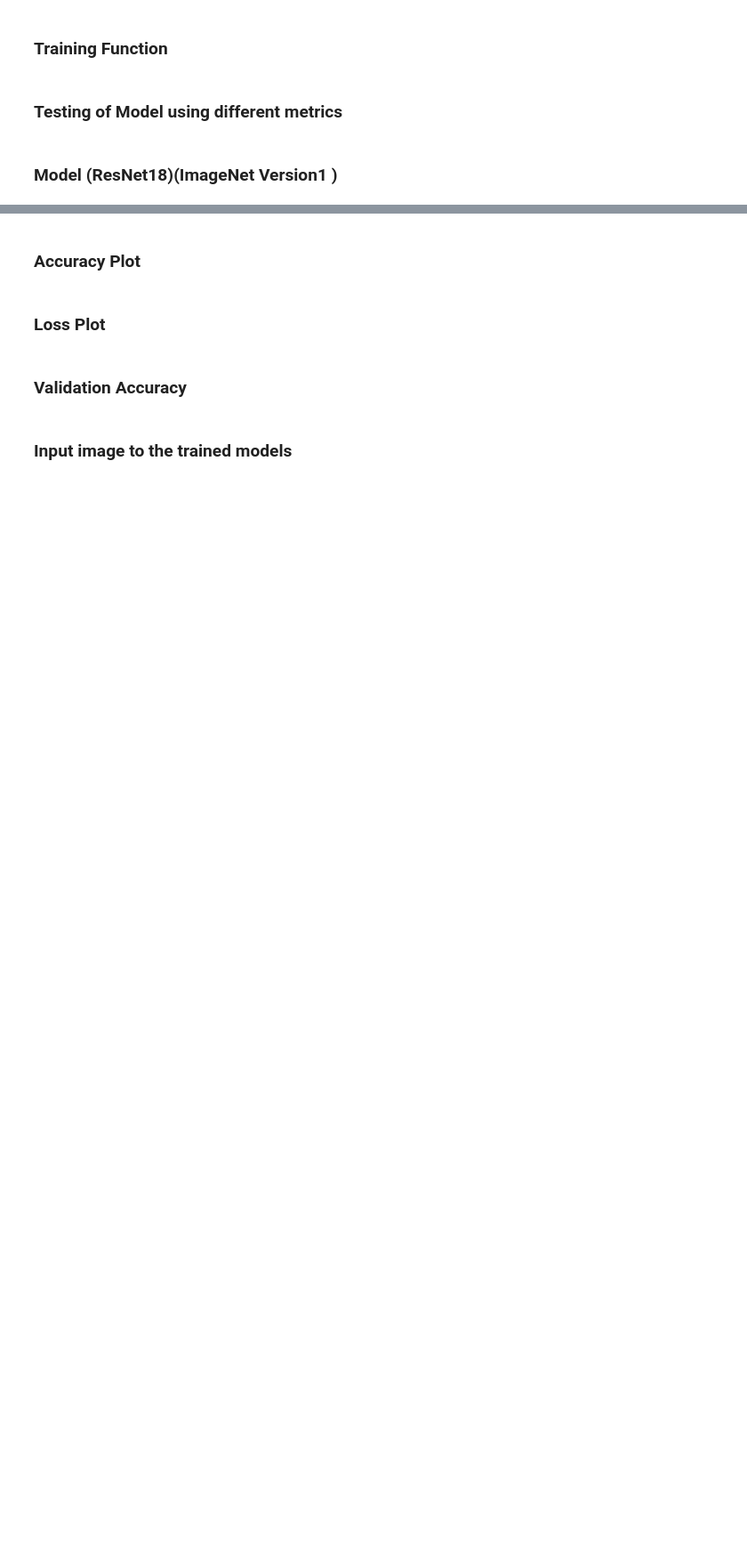
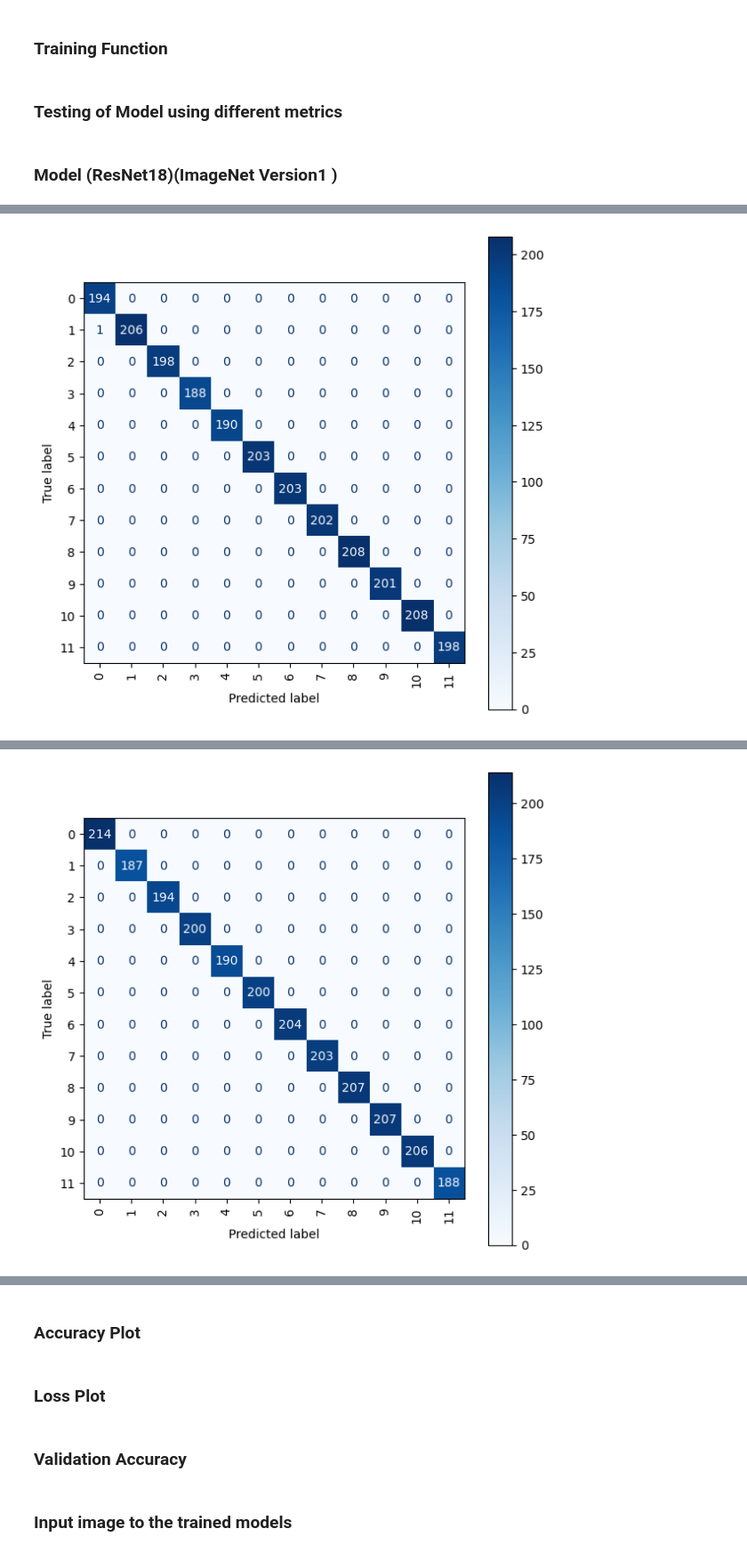
Before and after one commit to Vasudev-Sharma-13/Aritificial_Intelligence_Assignment, a Jupyter notebook: A3_Q4.ipynb, the cells around one changed output, grey strips where cells are left out. Shown at 89% size. Cells and saved outputs as stored; diff of their text form; code cells hidden in the pictures; blank space fills up the shorter version.

```diff
--- a/A3_Q4.ipynb
+++ b/A3_Q4.ipynb
@@ -263,7 +286,7 @@ for learning_rate in learning_rates:
       hyper_parameters3.append(["Learning Rate: "+str(learning_rate)+" Batch Size: "+str(batch_size),stringCrit,stringOPTM])
       print("Learning Rate: "+str(learning_rate)+" Batch Size: "+str(batch_size)," Loss function: ",stringCrit," Optimizer: ",stringOPTM)
       #optimizer = torch.optim.Adam(model2.parameters(), lr=learning_rate)
-      train_loader, test_loader, val_loader = data_loader("/content/Assignment3",batch_size, (224, 224) ,0.2, 0.1 )
+      train_loader, test_loader, val_loader = data_loader(new_path,batch_size, (224, 224) ,0.2, 0.1 )
       tempLoss,tempAccuracy,tempModel,tempValidAccuracy = train(epochs,model3,train_loader,criterion,optimizer,val_loader)
       train_loss_hyper_paramaters3.append(tempLoss)
       train_acc_hyper_paramaters3.append(tempAccuracy)
@@ -273,6 +296,8 @@ for learning_rate in learning_rates:
           fig, ax = plt.subplots(figsize=(7, 7))
           ConfusionMatrixDisplay(cmReturned).plot(ax=ax,cmap='Blues', xticks_rotation='vertical', values_format='d')
           plt.show()
-      torch.save(tempModel,'/content/drive/MyDrive/Models Resnet TF/'+"_".join(["Learning Rate: "+str(learning_rate)+" Batch Size: "+str(batch_size),stringCrit,stringOPTM])+".pth")
-      torch.save(tempModel,'/content/drive/MyDrive/Models Resnet TF/'+"_".join(["Learning Rate: "+str(learning_rate)+" Batch Size: "+str(batch_size),stringCrit,stringOPTM])+".pt")
+      #code to save the models ,uncomment if models are to be saved
+      #torch.save(tempModel,'/content/drive/MyDrive/Models Resnet TF/'+"_".join(["Learning Rate: "+str(learning_rate)+" Batch Size: "+str(batch_size),stringCrit,stringOPTM])+".pth")
+      #torch.save(tempModel,'/content/drive/MyDrive/Models Resnet TF/'+"_".join(["Learning Rate: "+str(learning_rate)+" Batch Size: "+str(batch_size),stringCrit,stringOPTM])+".pt")
       MODELS3.append(tempModel)
+# %% [output]
@@ -278,0 +321 @@ for learning_rate in learning_rates:
+[figure, added]
@@ -278,0 +339 @@ for learning_rate in learning_rates:
+[figure, added]
```
Also changed, not shown: parts of 32 cells of this notebook.
